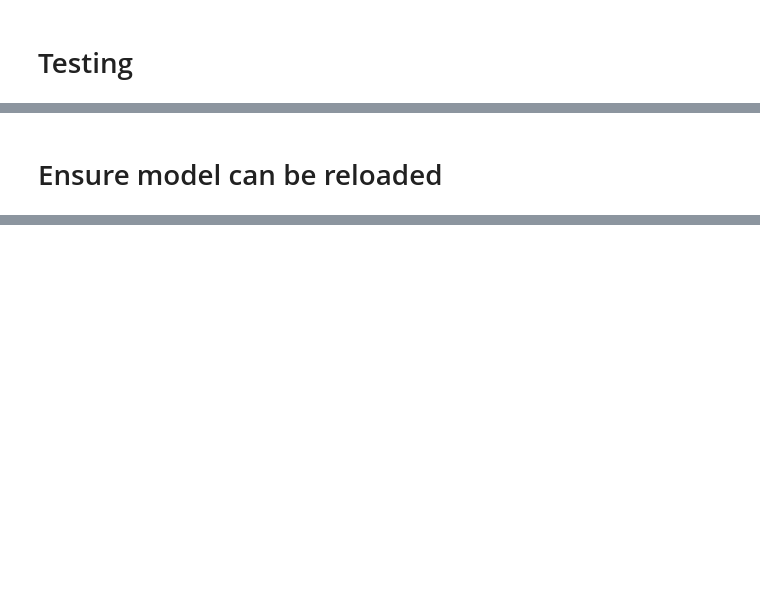
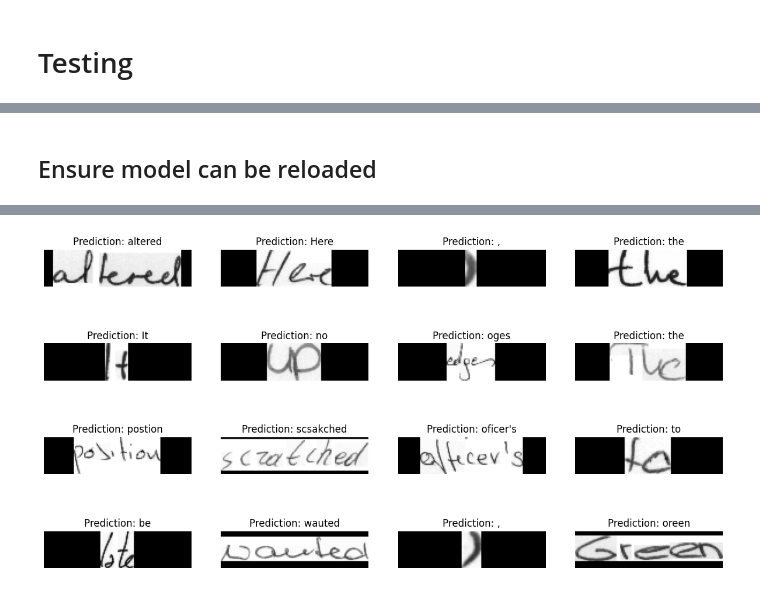
Before and after one commit to myrrhkhan/Violet, a Jupyter notebook: src-py/train-model.ipynb, the cells around one changed output, grey strips where cells are left out. Cells and saved outputs as stored; diff of their text form; code cells hidden in the pictures; blank space fills up the shorter version.

Commit message:
50 epoch added

```diff
--- a/src-py/train-model.ipynb
+++ b/src-py/train-model.ipynb
@@ -364,3 +433,7 @@ for batch in validation_ds:
+# %%
+epochs = 50  # To get good results this should be at least 50.
+dotkeras_path = f"./models/{epochs}_epochs.keras"
+checkpoint_path = f"./checkpoints/{epochs}_epochs"
 # %%
 def calculate_edit_distance(labels, predictions):
     # Get a single batch and convert its labels to sparse tensors.
@@ -462,7 +614,7 @@ plt.show()
 # %% [markdown]
-# Ensure model can be reloaded
+## Ensure model can be reloaded
 # %%
-pred2 = tf.keras.models.load_model('./models/1_epochs_2.keras')
+pred2 = tf.keras.models.load_model(dotkeras_path)
 
 # test pred2
 for batch in test_ds.take(1):
@@ -485,3 +637,4 @@ for batch in test_ds.take(1):
         ax[i // 4, i % 4].axis("off")
 
 plt.show()
+# %% [output]
@@ -487,0 +643 @@ plt.show()
+[figure, added]
```
Also changed, not shown: parts of 14 cells of this notebook, 7 other files.
